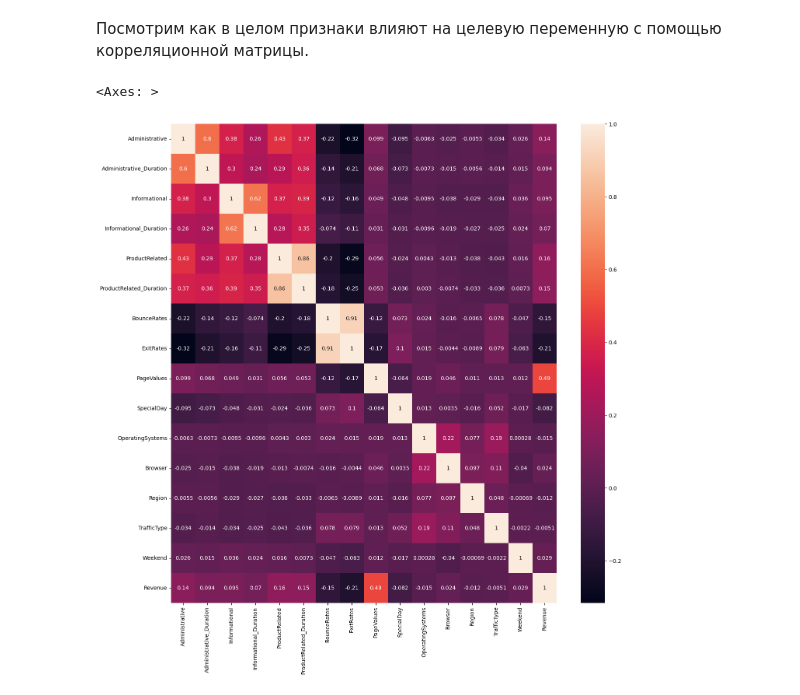
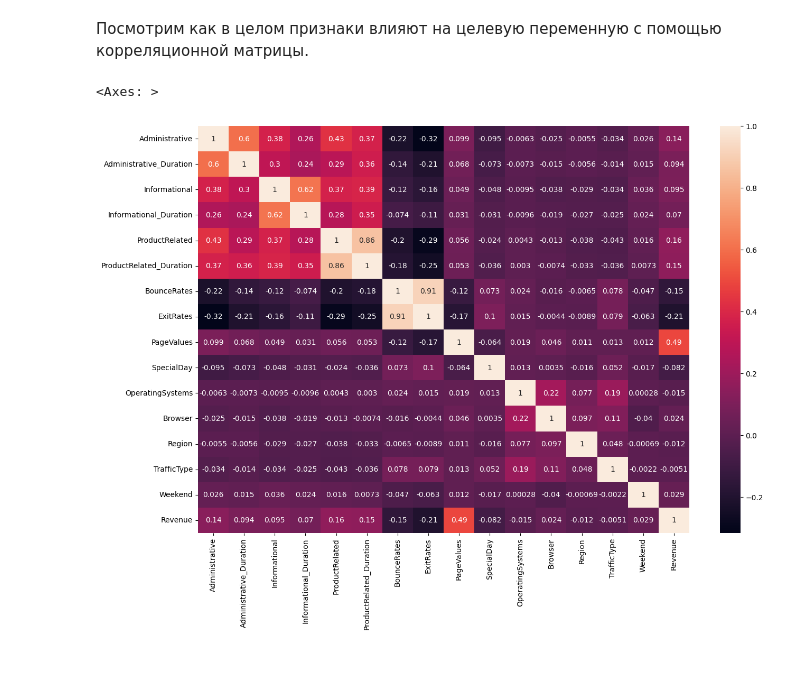
Before and after one commit to ekstlv/GP4_Statistics, a Jupyter notebook: EDA.ipynb, the cells around one changed output. Cells and saved outputs as stored; diff of their text form; code cells hidden in the pictures; blank space fills up the shorter version.

```diff
--- a/EDA.ipynb
+++ b/EDA.ipynb
@@ -54,9 +54,9 @@ Name: proportion, dtype: float64
 # %% [markdown]
 Посмотрим как в целом признаки влияют на целевую переменную с помощью корреляционной матрицы.
 # %%
-figsize(16,16)
+figsize(15,10)
 
 sns.heatmap(df.corr(numeric_only = True), annot=True)
 # %% [output]
 <Axes: >
-[figure, old version]
+[figure, new version]
```
Also changed, not shown: parts of 1 cell of this notebook.
